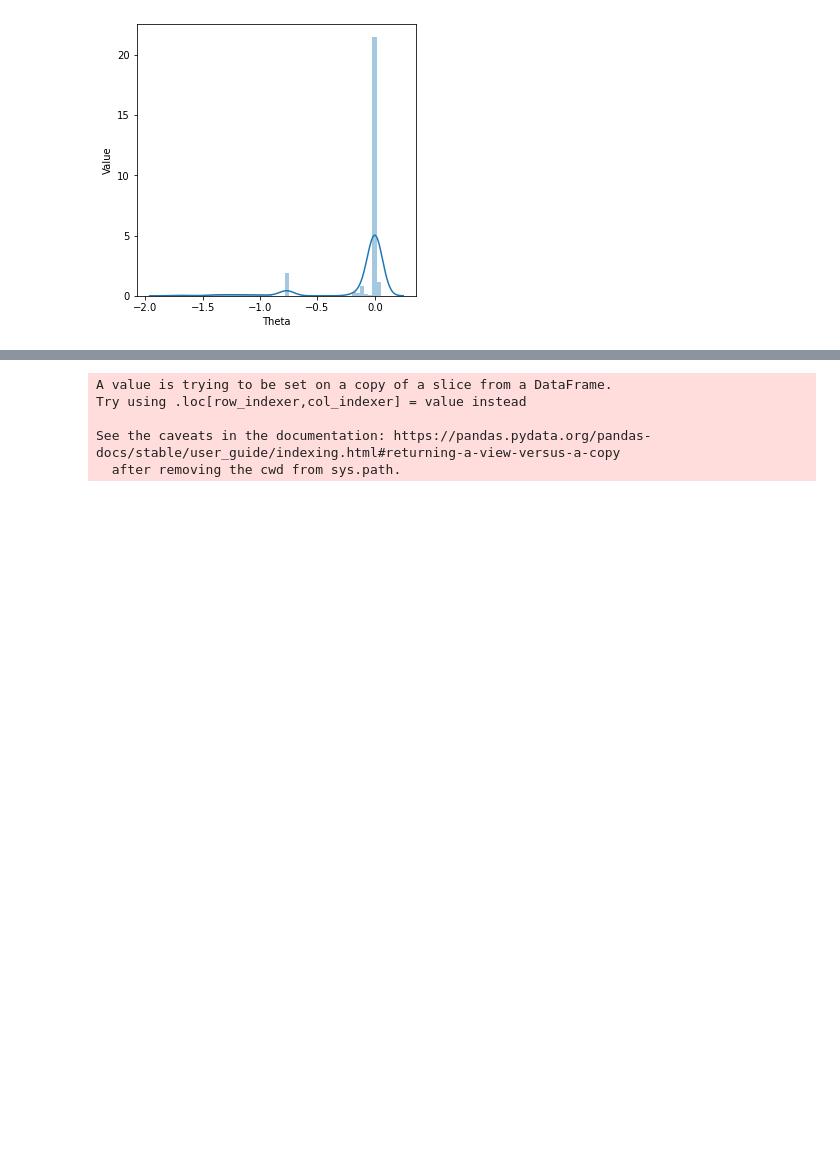
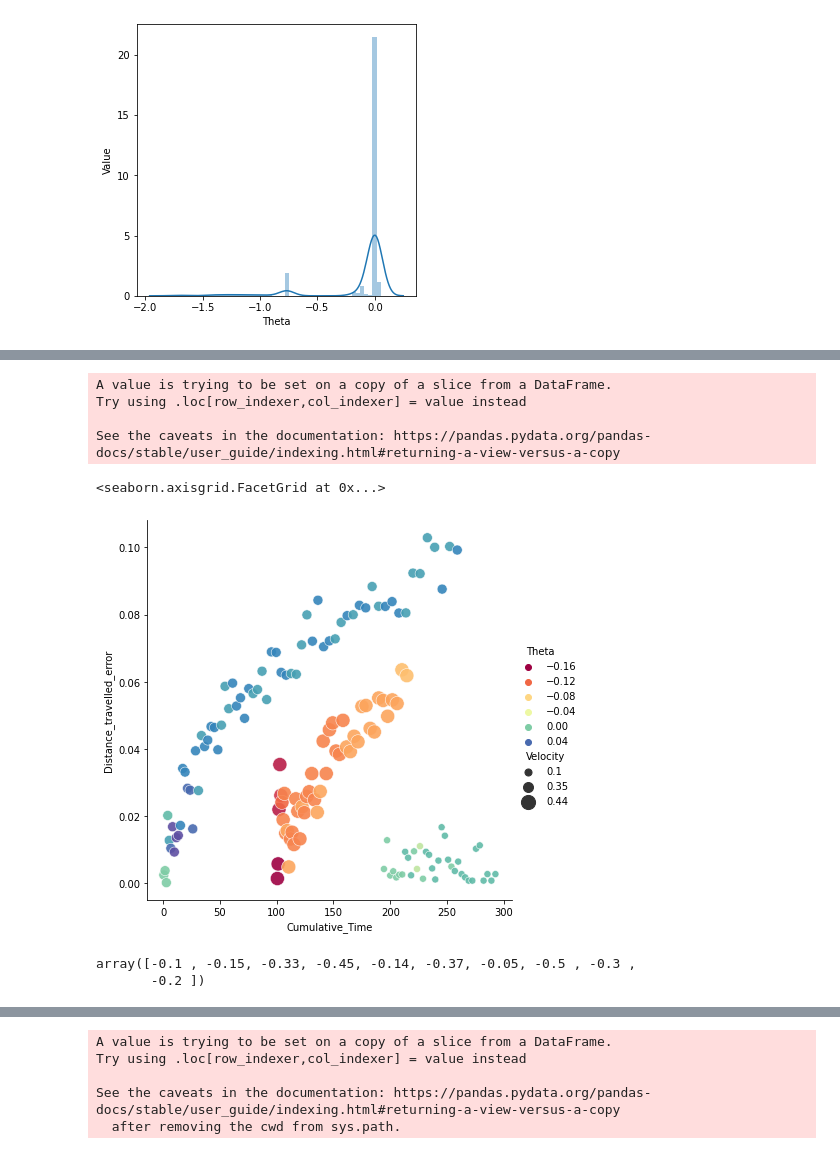
Before and after one commit to tejalvs/RobotOdometryMining, a Jupyter notebook: EDA.ipynb, the cells around one changed output, grey strips where cells are left out. Cells and saved outputs as stored; diff of their text form; code cells hidden in the pictures; blank space fills up the shorter version.

```diff
--- a/EDA.ipynb
+++ b/EDA.ipynb
@@ -110,0 +120,34 @@ plt.show()
+# %%
+data_df=roomba_data_forward[roomba_data_forward['Velocity']< 0.4]
+data_df=data_df[data_df['Velocity']> 0.3]
+data_df['Theta']=round(data_df['Theta'],2)
+data_df=data_df[data_df.Series_ID==19]
+df1=data_df
+data_df=roomba_data_forward[roomba_data_forward['Velocity']< 0.45]
+data_df=data_df[data_df['Velocity']> 0.4]
+data_df['Theta']=round(data_df['Theta'],2)
+data_df["Cumulative_Time"]=data_df["Cumulative_Time"].iloc[::]+100
+df2=data_df
+result = df1.append(df2)
+
+data_df=roomba_data_forward[roomba_data_forward['Velocity']== 0.1]
+data_df['Theta']=round(data_df['Theta'],2)
+data_df=data_df[data_df.Series_ID==1]
+data_df["Cumulative_Time"]=data_df["Cumulative_Time"].iloc[::]+150
+result=result.append(data_df)
+
+
+sns.relplot(y="Distance_travelled_error", x="Cumulative_Time", hue="Theta", alpha=.9,size='Velocity',height=6,sizes=[50,100,200], data=result.iloc[::2], palette='Spectral')
+# sns.relplot(y="Distance_travelled_error", x="Cumulative_Time", hue="Theta", alpha=.9,size='Velocity',height=6,sizes=(50,50), data=data_df.iloc[::2], palette='coolwarm')
+# %% [output]
+A value is trying to be set on a copy of a slice from a DataFrame.
+Try using .loc[row_indexer,col_indexer] = value instead
+
+See the caveats in the documentation: https://pandas.pydata.org/pandas-docs/stable/user_guide/indexing.html#returning-a-view-versus-a-copy
+<seaborn.axisgrid.FacetGrid at 0x...>
+[figure, added]
+# %%
+roomba_data_backward.Velocity.unique()
+# %% [output]
+array([-0.1 , -0.15, -0.33, -0.45, -0.14, -0.37, -0.05, -0.5 , -0.3 ,
+       -0.2 ])
```
Also changed, not shown: parts of 13 cells of this notebook.
